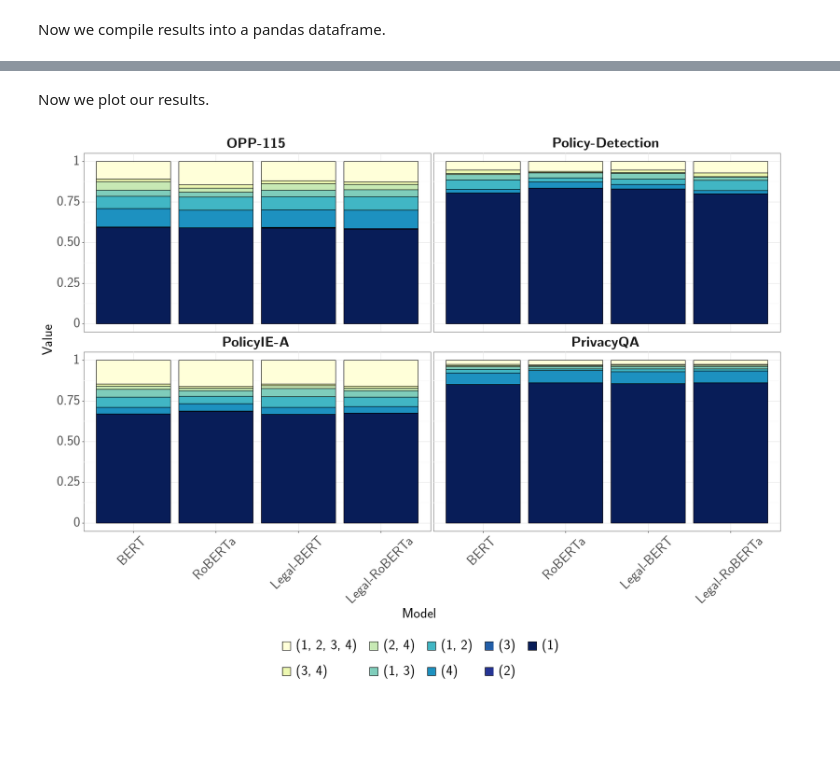
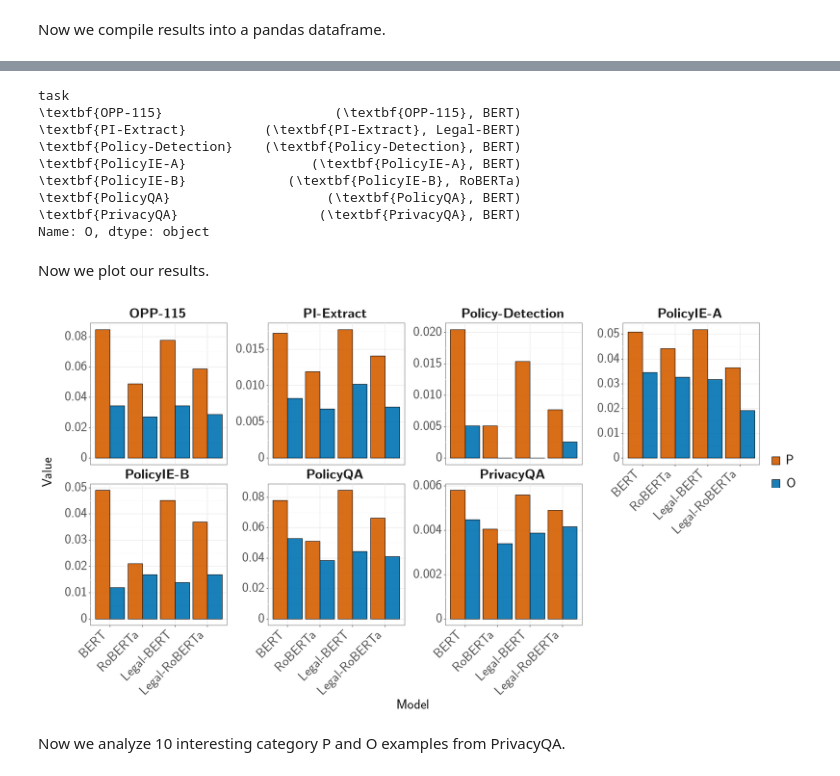
Before and after one commit to infsys-lab/privacy-glue, a Jupyter notebook: notebooks/inspect_predictions.ipynb, the cells around one changed output, grey strips where cells are left out. Cells and saved outputs as stored; diff of their text form; code cells hidden in the pictures; blank space fills up the shorter version.

Commit message:
Update predictions inspection notebook
Improve plots and discovery of interesting examples

```diff
--- a/notebooks/inspect_predictions.ipynb
+++ b/notebooks/inspect_predictions.ipynb
@@ -38,11 +39,13 @@ MODELS = {
 
 TASKS = {
     "opp_115": "\\textbf{OPP-115}",
+    "piextract": "\\textbf{PI-Extract}",
     "policy_detection": "\\textbf{Policy-Detection}",
     "policy_ie_a": "\\textbf{PolicyIE-A}",
+    "policy_ie_b": "\\textbf{PolicyIE-B}",
+    "policy_qa": "\\textbf{PolicyQA}",
     "privacy_qa": "\\textbf{PrivacyQA}",
 }
-
 
 RANDOM_SEED_ITERATIONS = 10
 
@@ -166,22 +178,9 @@ df = pd.concat([df.drop("value", axis=1), hold.div(hold.sum(axis=1), axis=0)], a
 df = df.melt(id_vars=["task", "other_model"])
 df = df.fillna(0)
 
-# convert set/tuple to string for better plotting
-maybe_sum = lambda x: sum(x) if isinstance(x, tuple) else x  # noqa: E731
-df["variable"] = df["variable"].apply(
-    lambda x: "(%s)" % ", ".join([str(stuff) for stuff in x])
-)
-df["variable"] = pd.Categorical(
-    df["variable"],
-    list(
-        reversed(
-            sorted(
-                df["variable"].unique().tolist(),
-                key=lambda x: len(x) + maybe_sum(eval(x)),
-            )
-        )
-    ),
-)
+# we only keep categories P and O
+df = df.loc[(df["variable"] == "P") | (df["variable"] == "O")]
+df["variable"] = pd.Categorical(df["variable"], ["P", "O"])
 
 # infer modified data types for plotting
 df = df.infer_objects()
@@ -204,25 +210,42 @@ df
+# %%
+# print model with maximum relative O category
+df.pivot(index=["task", "other_model"], columns="variable")["value"]["O"].groupby(
+    "task"
+).idxmax()
+# %% [output]
+task
+\textbf{OPP-115}                      (\textbf{OPP-115}, BERT)
+\textbf{PI-Extract}          (\textbf{PI-Extract}, Legal-BERT)
+\textbf{Policy-Detection}    (\textbf{Policy-Detection}, BERT)
+\textbf{PolicyIE-A}                (\textbf{PolicyIE-A}, BERT)
+\textbf{PolicyIE-B}             (\textbf{PolicyIE-B}, RoBERTa)
+\textbf{PolicyQA}                    (\textbf{PolicyQA}, BERT)
+\textbf{PrivacyQA}                  (\textbf{PrivacyQA}, BERT)
+Name: O, dtype: object
 # %% [markdown]
 Now we plot our results.
 # %%
 # plot ggplot object
 (
     ggplot(df, aes(x="other_model", y="value", fill="variable"))
-    + geom_col(color="black")
-    + facet_wrap("task")
+    + geom_col(stat="identity", position="dodge", color="black", alpha=0.9)
+    + facet_wrap("task", nrow=2, scales="free_y")
     + theme_bw()
     + theme(
-        axis_text_x=element_text(angle=45),
-        figure_size=(22, 12),
+        axis_text_x=element_text(angle=45, ha="right"),
+        axis_title_y=element_text(margin={"r": 20}),
+        figure_size=(22, 10),
         text=element_text(size=25),
-        legend_text=element_text(margin={"l": 10}),
-        legend_position=(0.5, -0.15),
-        legend_direction="horizontal",
+        legend_text=element_text(margin={"l": 12}),
         legend_title=element_blank(),
         legend_entry_spacing=20,
         strip_background=element_blank(),
+        subplots_adjust={"wspace": 0.3},
     )
-    + scale_fill_brewer("seq", 16)
+    + scale_fill_manual(values=["#d55e00", "#0072b2"])
     + labs(x="Model", y="Value")
 ).draw();
 # %% [output]
-[figure, old version]
+[figure, new version]
+# %% [markdown]
+Now we analyze 10 interesting category P and O examples from PrivacyQA.
```
Also changed, not shown: parts of 7 cells of this notebook.
